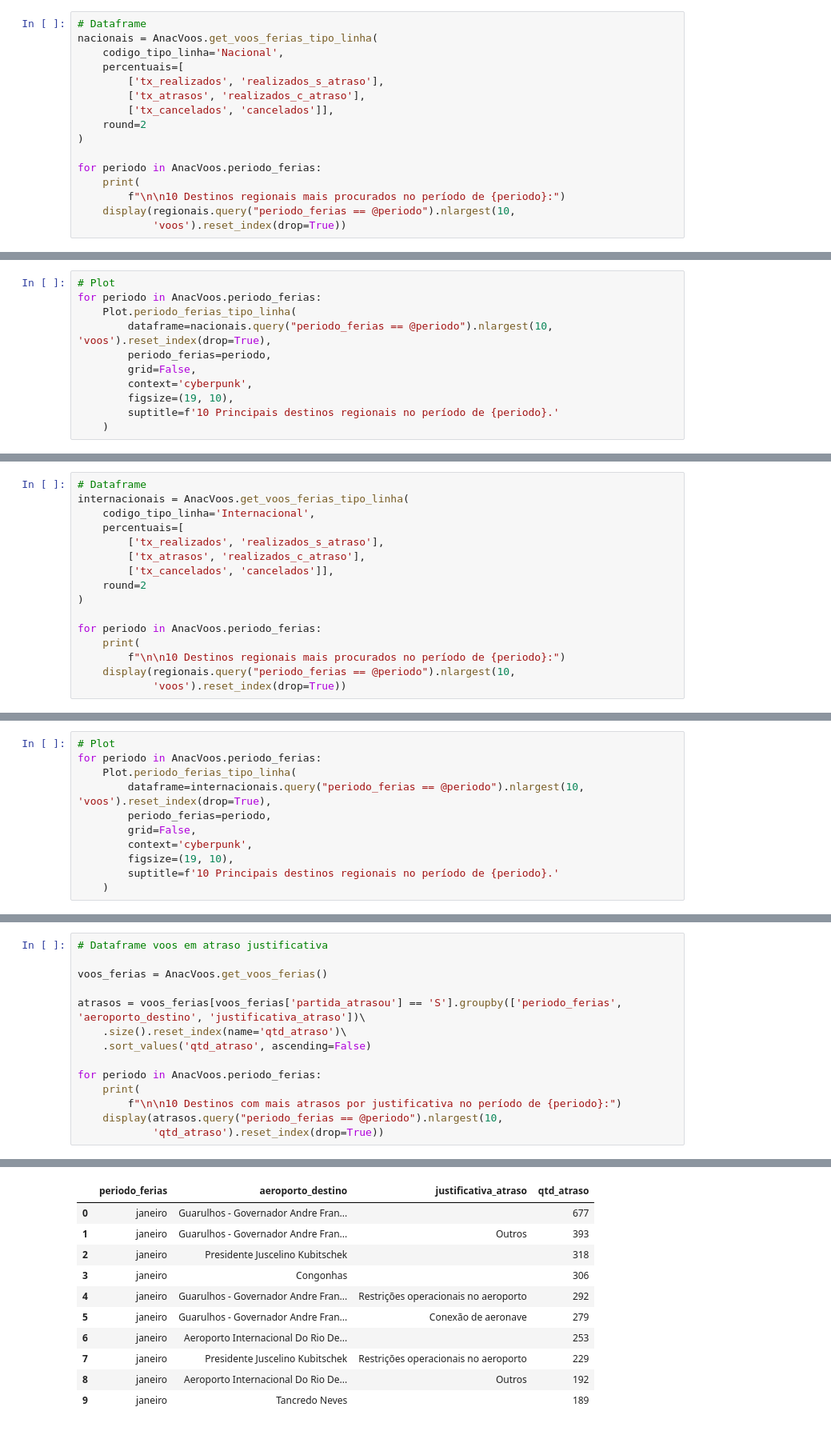
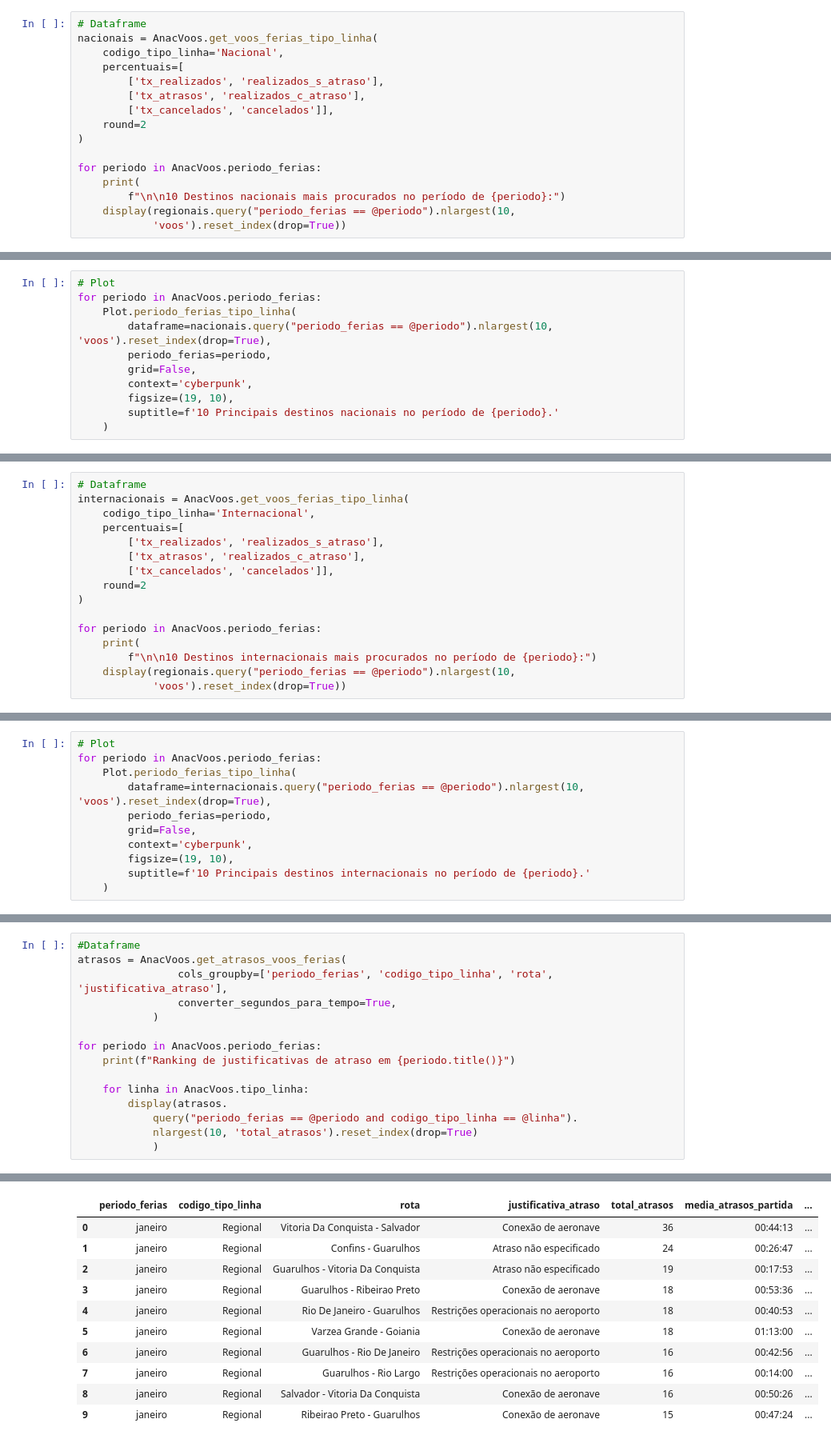
Before and after one commit to rderoncio/a3_bigdata_analisedados, a Jupyter notebook: A3/anac_análise_exploratória.ipynb, the cells around one changed output, grey strips where cells are left out. Shown at 80% size. Cells and saved outputs as stored; diff of their text form.

```diff
--- a/A3/anac_análise_exploratória.ipynb
+++ b/A3/anac_análise_exploratória.ipynb
@@ -422,7 +465,7 @@ nacionais = AnacVoos.get_voos_ferias_tipo_linha(
 
 for periodo in AnacVoos.periodo_ferias:
     print(
-        f"\n\n10 Destinos regionais mais procurados no período de {periodo}:")
+        f"\n\n10 Destinos nacionais mais procurados no período de {periodo}:")
     display(regionais.query("periodo_ferias == @periodo").nlargest(10,
             'voos').reset_index(drop=True))
 # %% [output]
@@ -471,7 +514,7 @@ for periodo in AnacVoos.periodo_ferias:
         grid=False,
         context='cyberpunk',
         figsize=(19, 10),
-        suptitle=f'10 Principais destinos regionais no período de {periodo}.'
+        suptitle=f'10 Principais destinos nacionais no período de {periodo}.'
     )
 # %% [output]
 [figure]
@@ -492,7 +535,7 @@ internacionais = AnacVoos.get_voos_ferias_tipo_linha(
 
 for periodo in AnacVoos.periodo_ferias:
     print(
-        f"\n\n10 Destinos regionais mais procurados no período de {periodo}:")
+        f"\n\n10 Destinos internacionais mais procurados no período de {periodo}:")
     display(regionais.query("periodo_ferias == @periodo").nlargest(10,
             'voos').reset_index(drop=True))
 # %% [output]
@@ -541,6 +584,6 @@ for periodo in AnacVoos.periodo_ferias:
         grid=False,
         context='cyberpunk',
         figsize=(19, 10),
-        suptitle=f'10 Principais destinos regionais no período de {periodo}.'
+        suptitle=f'10 Principais destinos internacionais no período de {periodo}.'
     )
 # %% [output]
@@ -553,15 +598,16 @@ Iremos analisar o aumento de atrasos, vôos cancelados, e os principais motivos,
 # %%
-# Dataframe voos em atraso justificativa
-
-voos_ferias = AnacVoos.get_voos_ferias()
-
-atrasos = voos_ferias[voos_ferias['partida_atrasou'] == 'S'].groupby(['periodo_ferias', 'aeroporto_destino', 'justificativa_atraso'])\
-    .size().reset_index(name='qtd_atraso')\
-    .sort_values('qtd_atraso', ascending=False)
+#Dataframe
+atrasos = AnacVoos.get_atrasos_voos_ferias(
+                cols_groupby=['periodo_ferias', 'codigo_tipo_linha', 'rota', 'justificativa_atraso'],
+                converter_segundos_para_tempo=True,
+            )
 
 for periodo in AnacVoos.periodo_ferias:
-    print(
-        f"\n\n10 Destinos com mais atrasos por justificativa no período de {periodo}:")
-    display(atrasos.query("periodo_ferias == @periodo").nlargest(10,
-            'qtd_atraso').reset_index(drop=True))
+    print(f"Ranking de justificativas de atraso em {periodo.title()}")
+
+    for linha in AnacVoos.tipo_linha:
+        display(atrasos.
+            query("periodo_ferias == @periodo and codigo_tipo_linha == @linha").
+            nlargest(10, 'total_atrasos').reset_index(drop=True)
+            )
 # %% [output]
@@ -569,11 +615,11 @@ for periodo in AnacVoos.periodo_ferias:
-|  | periodo_ferias | aeroporto_destino | justificativa_atraso | qtd_atraso |
-| 0 | janeiro | Guarulhos - Governador Andre Fran... |  | 677 |
-| 1 | janeiro | Guarulhos - Governador Andre Fran... | Outros | 393 |
-| 2 | janeiro | Presidente Juscelino Kubitschek |  | 318 |
-| 3 | janeiro | Congonhas |  | 306 |
-| 4 | janeiro | Guarulhos - Governador Andre Fran... | Restrições operacionais no aeroporto | 292 |
-| 5 | janeiro | Guarulhos - Governador Andre Fran... | Conexão de aeronave | 279 |
-| 6 | janeiro | Aeroporto Internacional Do Rio De... |  | 253 |
-| 7 | janeiro | Presidente Juscelino Kubitschek | Restrições operacionais no aeroporto | 229 |
-| 8 | janeiro | Aeroporto Internacional Do Rio De... | Outros | 192 |
-| 9 | janeiro | Tancredo Neves |  | 189 |
+|  | periodo_ferias | codigo_tipo_linha | rota | justificativa_atraso | total_atrasos | media_atrasos_partida | ... |
+| 0 | janeiro | Regional | Vitoria Da Conquista - Salvador | Conexão de aeronave | 36 | 00:44:13 | ... |
+| 1 | janeiro | Regional | Confins - Guarulhos | Atraso não especificado | 24 | 00:26:47 | ... |
+| 2 | janeiro | Regional | Guarulhos - Vitoria Da Conquista | Atraso não especificado | 19 | 00:17:53 | ... |
+| 3 | janeiro | Regional | Guarulhos - Ribeirao Preto | Conexão de aeronave | 18 | 00:53:36 | ... |
+| 4 | janeiro | Regional | Rio De Janeiro - Guarulhos | Restrições operacionais no aeroporto | 18 | 00:40:53 | ... |
+| 5 | janeiro | Regional | Varzea Grande - Goiania | Conexão de aeronave | 18 | 01:13:00 | ... |
+| 6 | janeiro | Regional | Guarulhos - Rio De Janeiro | Restrições operacionais no aeroporto | 16 | 00:42:56 | ... |
+| 7 | janeiro | Regional | Guarulhos - Rio Largo | Restrições operacionais no aeroporto | 16 | 00:14:00 | ... |
+| 8 | janeiro | Regional | Salvador - Vitoria Da Conquista | Conexão de aeronave | 16 | 00:50:26 | ... |
+| 9 | janeiro | Regional | Ribeirao Preto - Guarulhos | Conexão de aeronave | 15 | 00:47:24 | ... |
```
Also changed, not shown: parts of 35 cells of this notebook, 1 other file.
